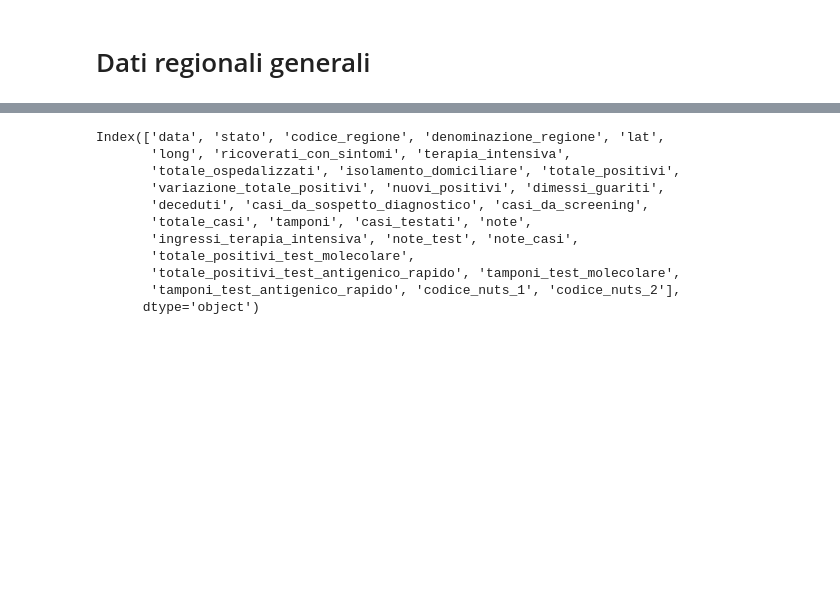
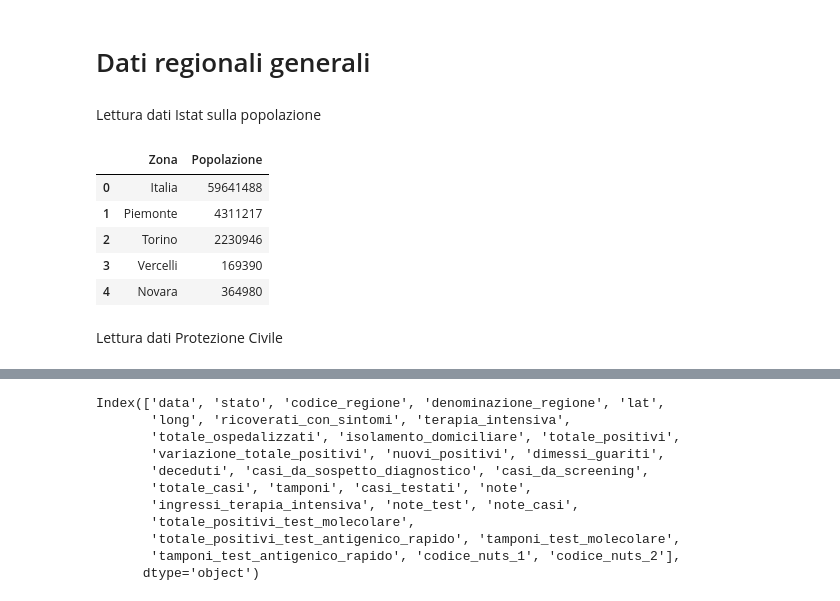
Before and after one commit to SlipknotTN/covid_italia_analisi, a Jupyter notebook: dati_regionali.ipynb, the cells around one changed output, grey strips where cells are left out. Drawn from its saved outputs; the diff is of its cells as text; code cells hidden in the pictures; blank space fills up the shorter version.

```diff
--- a/dati_regionali.ipynb
+++ b/dati_regionali.ipynb
@@ -13,6 +13,20 @@ from IPython.core.display import display, HTML
 display(HTML("<style>.container { width:85% !important; }</style>"))
 
 prociv_repo_dir = "/media/michele/DATA-2/Covid/prociv-covid"
+# %% [markdown]
+Lettura dati Istat sulla popolazione
+# %%
+popolazione = pd.read_csv(os.path.join("dati_aggiuntivi", "popolazione_istat_2020.csv"))
+popolazione.head()
+# %% [output]
+|  | Zona | Popolazione |
+| 0 | Italia | 59641488 |
+| 1 | Piemonte | 4311217 |
+| 2 | Torino | 2230946 |
+| 3 | Vercelli | 169390 |
+| 4 | Novara | 364980 |
+# %% [markdown]
+Lettura dati Protezione Civile
 # %%
 dati_regioni_csv = os.path.join(prociv_repo_dir, "dati-regioni/dpc-covid19-ita-regioni.csv")
 andamento_regioni = pd.read_csv(dati_regioni_csv, parse_dates=[0])
```
Also changed, not shown: parts of 12 cells of this notebook, 1 other file.
